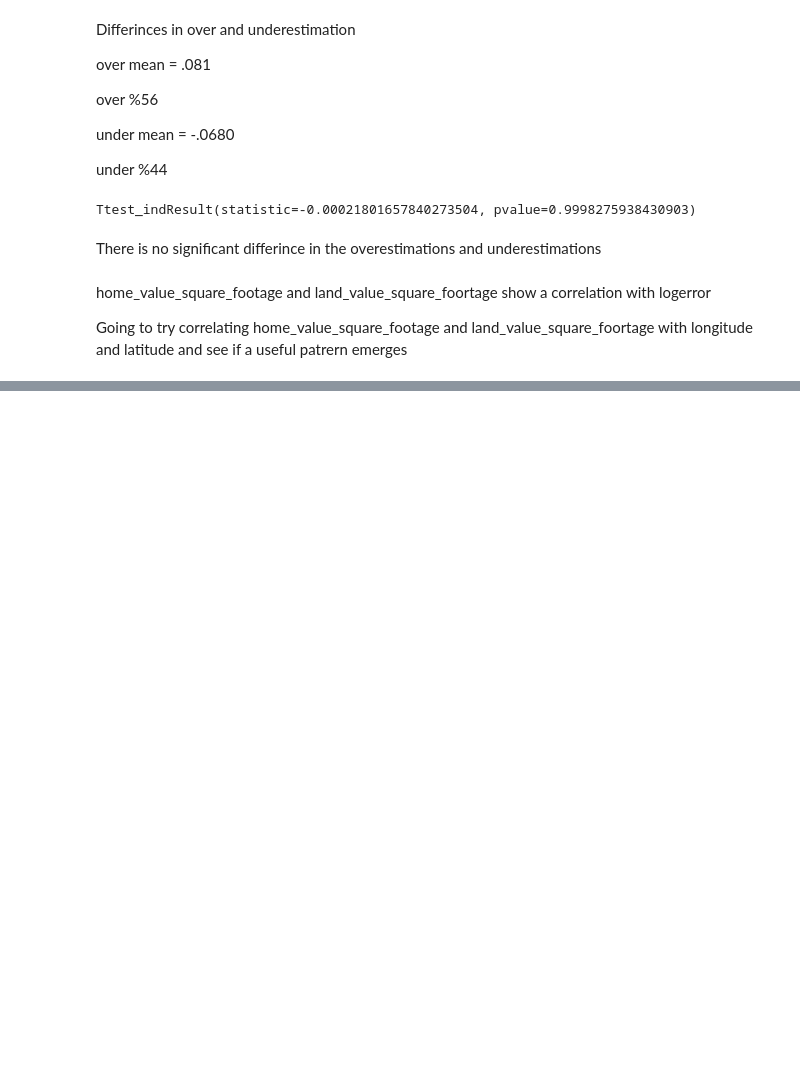
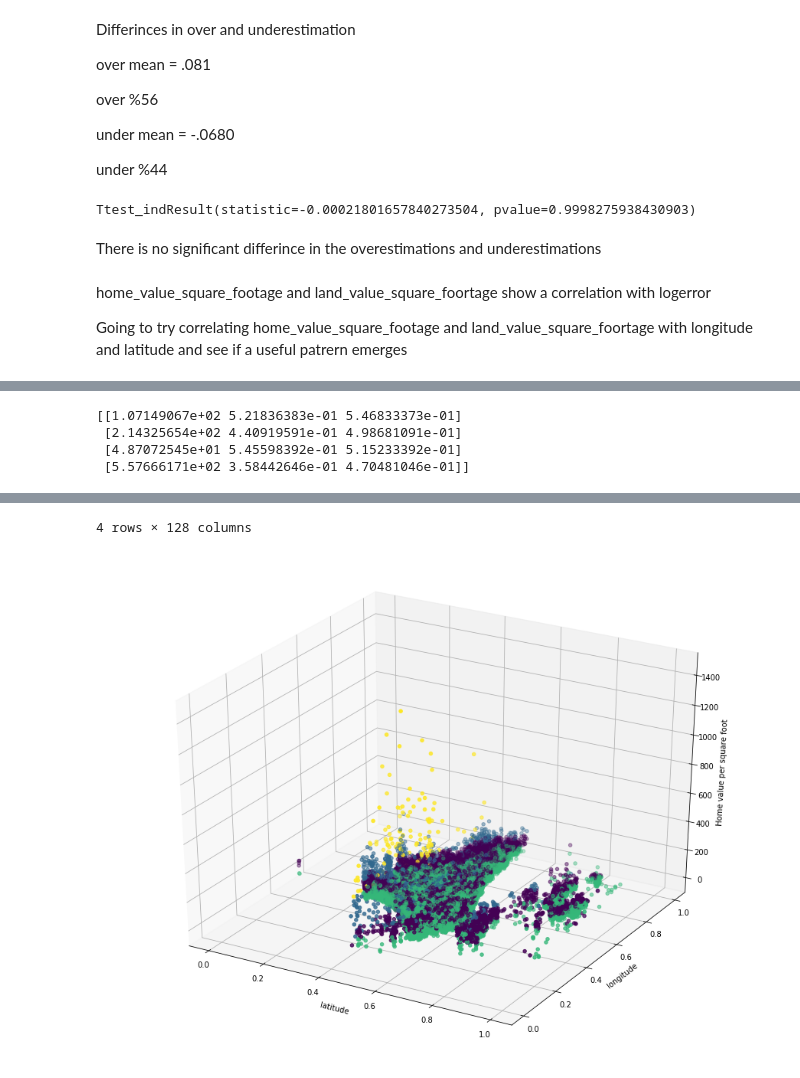
Before and after one commit to P-F-M/logerror_zillow, a Jupyter notebook: zillow_strikes_back.ipynb, the cells around one changed output, grey strips where cells are left out. Saved outputs shown, nothing was run; the diff lists cells and outputs as text; code cells hidden in the pictures; blank space fills up the shorter version.

```diff
--- a/zillow_strikes_back.ipynb
+++ b/zillow_strikes_back.ipynb
@@ -402,0 +451,25 @@ Going to try correlating home_value_square_footage and land_value_square_foortag
+# %%
+X = train[['home_value_square_footage', 'longitude', 'latitude']]
+
+kmeans = KMeans(n_clusters=4)
+kmeans.fit(X)
+
+centers = pd.DataFrame(kmeans.cluster_centers_, columns=X.columns)
+print(kmeans.cluster_centers_)
+
+%matplotlib inline
+
+fig = plt.figure(figsize=(12, 9))
+ax = Axes3D(fig)
+
+ax.scatter(X.latitude,X.longitude,X.home_value_square_footage, c=kmeans.labels_)
+ax.set(xlabel='latitude', ylabel='longitude', zlabel='Home value per square foot')
+
+train['cluster'] = kmeans.labels_
+
+train.groupby('cluster').describe()
+# %% [output]
+[[1.07149067e+02 5.21836383e-01 5.46833373e-01]
+ [2.14325654e+02 4.40919591e-01 4.98681091e-01]
+ [4.87072545e+01 5.45598392e-01 5.15233392e-01]
+ [5.57666171e+02 3.58442646e-01 4.70481046e-01]]
@@ -402,0 +483,2 @@ Going to try correlating home_value_square_footage and land_value_square_foortag
+4 rows × 128 columns
+[figure, added]
```
Also changed, not shown: parts of 34 cells of this notebook, 4 other files.
